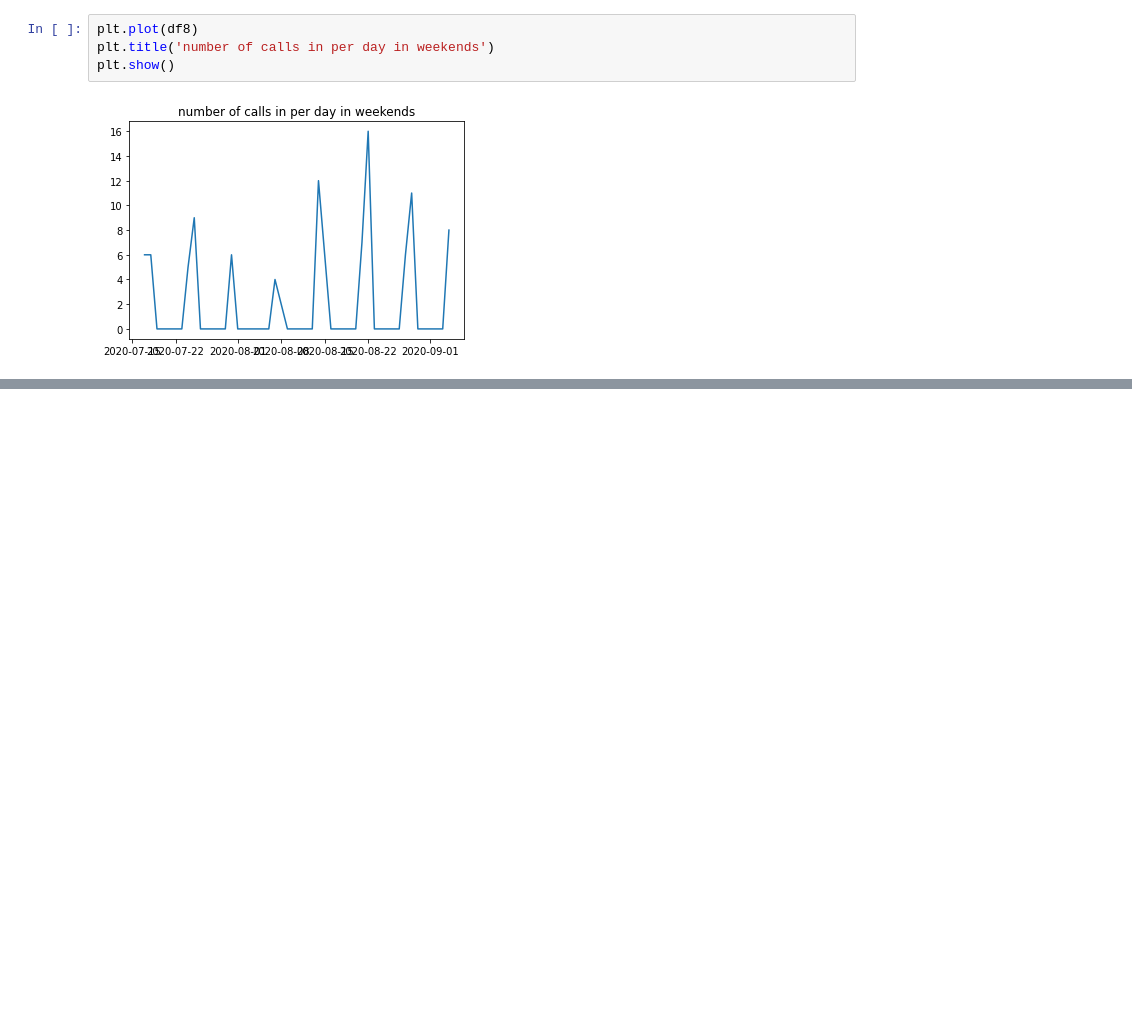
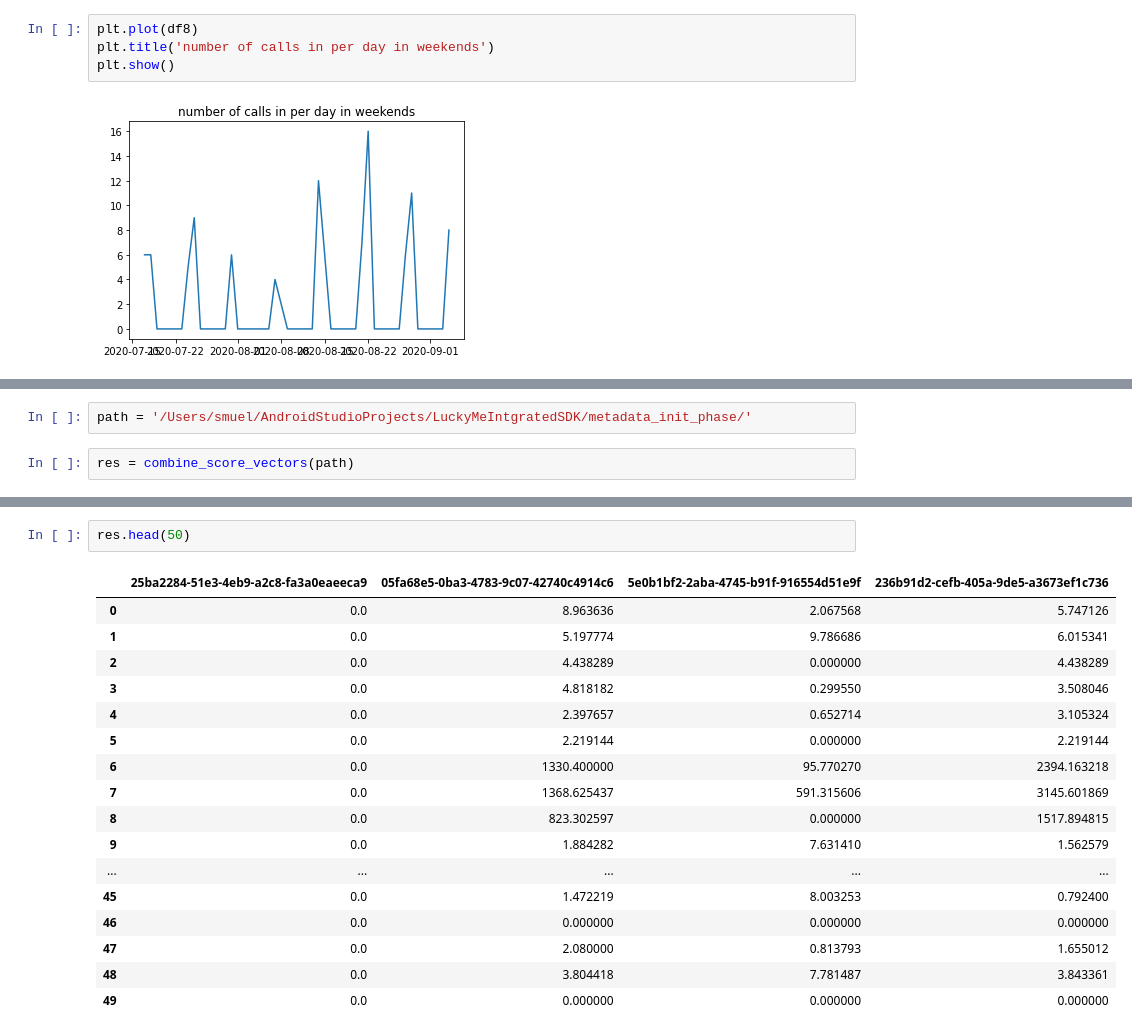
Before and after one commit to oavioz/Louie7Predictors, a Jupyter notebook: metadata_to_vec.ipynb, the cells around one changed output, grey strips where cells are left out. Cells and saved outputs as stored; diff of their text form; blank space fills up the shorter version.

Commit message:
modify project to latest working branch

```diff
--- a/metadata_to_vec.ipynb
+++ b/metadata_to_vec.ipynb
@@ -238,0 +292,4 @@ pandas.core.series.Series
+# %%
+path = '/Users/smuel/AndroidStudioProjects/LuckyMeIntgratedSDK/metadata_init_phase/'
+# %%
+res = combine_score_vectors(path)
@@ -238,0 +313,20 @@ pandas.core.series.Series
+# %%
+res.head(50)
+# %% [output]
+|  | 25ba2284-51e3-4eb9-a2c8-fa3a0eaeeca9 | 05fa68e5-0ba3-4783-9c07-42740c4914c6 | 5e0b1bf2-2aba-4745-b91f-916554d51e9f | 236b91d2-cefb-405a-9de5-a3673ef1c736 |
+| 0 | 0.0 | 8.963636 | 2.067568 | 5.747126 |
+| 1 | 0.0 | 5.197774 | 9.786686 | 6.015341 |
+| 2 | 0.0 | 4.438289 | 0.000000 | 4.438289 |
+| 3 | 0.0 | 4.818182 | 0.299550 | 3.508046 |
+| 4 | 0.0 | 2.397657 | 0.652714 | 3.105324 |
+| 5 | 0.0 | 2.219144 | 0.000000 | 2.219144 |
+| 6 | 0.0 | 1330.400000 | 95.770270 | 2394.163218 |
+| 7 | 0.0 | 1368.625437 | 591.315606 | 3145.601869 |
+| 8 | 0.0 | 823.302597 | 0.000000 | 1517.894815 |
+| 9 | 0.0 | 1.884282 | 7.631410 | 1.562579 |
+| ... | ... | ... | ... | ... |
+| 45 | 0.0 | 1.472219 | 8.003253 | 0.792400 |
+| 46 | 0.0 | 0.000000 | 0.000000 | 0.000000 |
+| 47 | 0.0 | 2.080000 | 0.813793 | 1.655012 |
+| 48 | 0.0 | 3.804418 | 7.781487 | 3.843361 |
+| 49 | 0.0 | 0.000000 | 0.000000 | 0.000000 |
```
Also changed, not shown: parts of 49 cells of this notebook, 13 other files.
